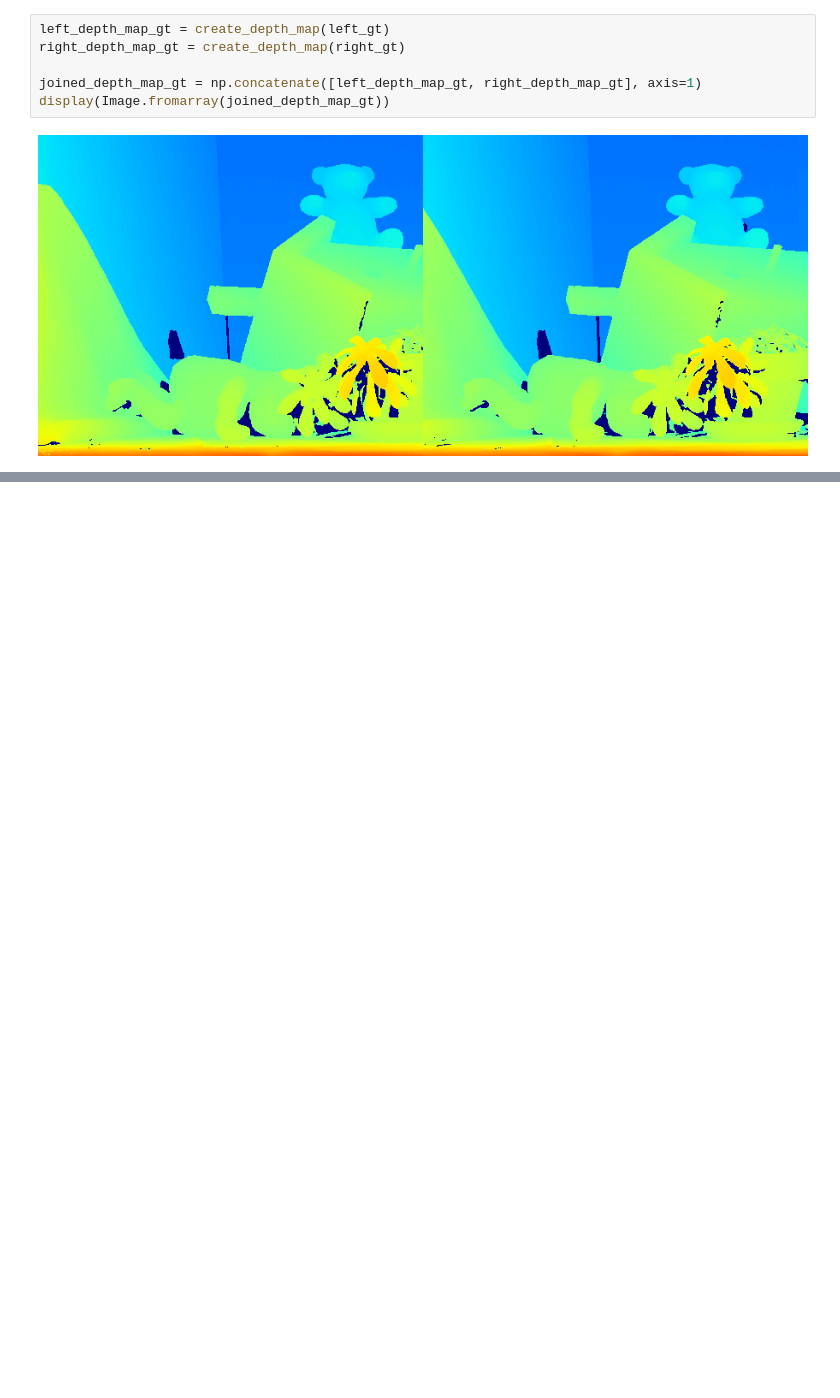
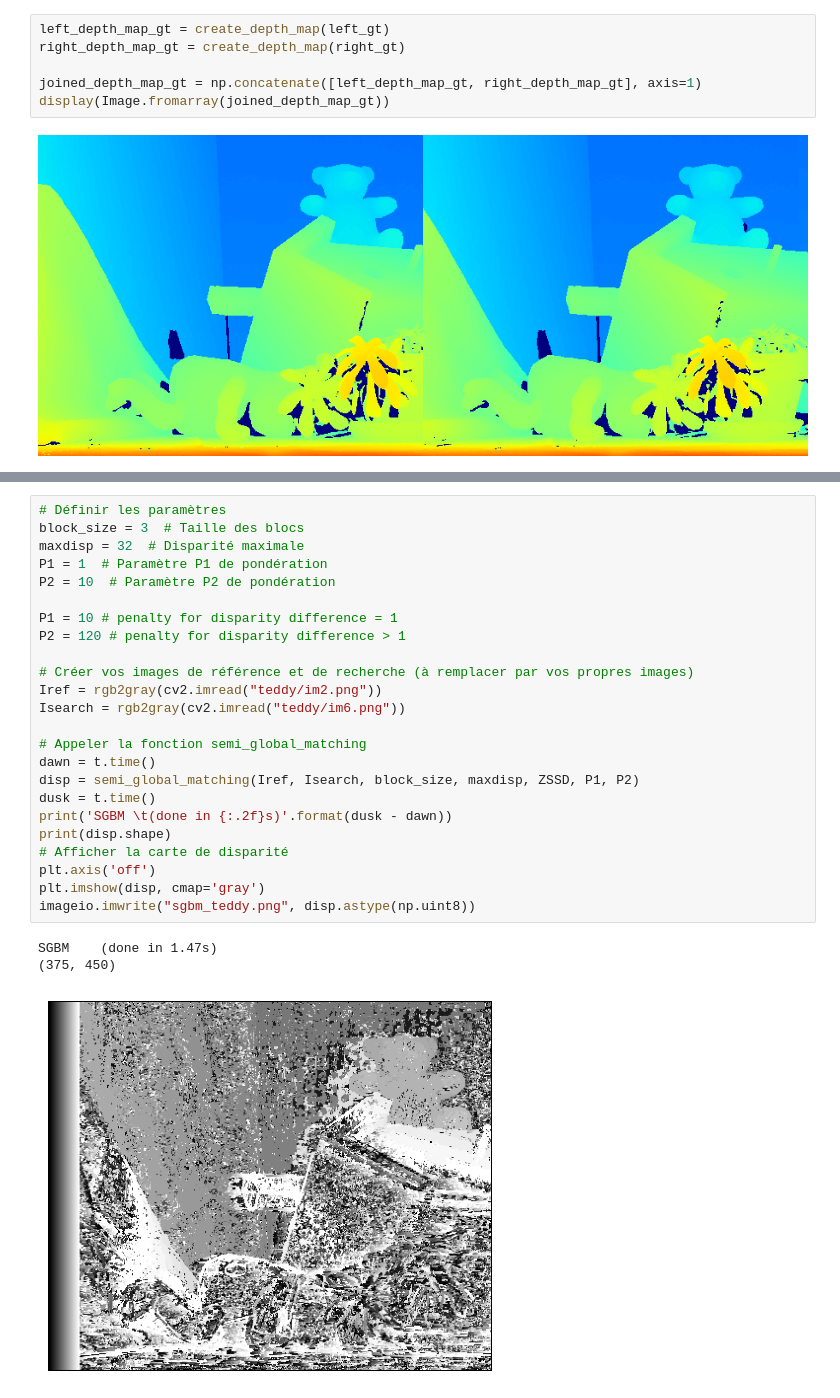
Before and after one commit to RomainFrog/StereoMatching, a Jupyter notebook: SGBM.ipynb, the cells around one changed output, grey strips where cells are left out. Saved outputs shown, nothing was run; the diff lists cells and outputs as text; blank space fills up the shorter version.

```diff
--- a/SGBM.ipynb
+++ b/SGBM.ipynb
@@ -437,0 +599,28 @@ display(Image.fromarray(joined_depth_map_gt))
+# %%
+# Définir les paramètres
+block_size = 3  # Taille des blocs
+maxdisp = 32  # Disparité maximale
+P1 = 1  # Paramètre P1 de pondération
+P2 = 10  # Paramètre P2 de pondération
+
+P1 = 10 # penalty for disparity difference = 1
+P2 = 120 # penalty for disparity difference > 1
+
+# Créer vos images de référence et de recherche (à remplacer par vos propres images)
+Iref = rgb2gray(cv2.imread("teddy/im2.png"))
+Isearch = rgb2gray(cv2.imread("teddy/im6.png"))
+
+# Appeler la fonction semi_global_matching
+dawn = t.time()
+disp = semi_global_matching(Iref, Isearch, block_size, maxdisp, ZSSD, P1, P2)
+dusk = t.time()
+print('SGBM \t(done in {:.2f}s)'.format(dusk - dawn))
+print(disp.shape)
+# Afficher la carte de disparité
+plt.axis('off')
+plt.imshow(disp, cmap='gray')
+imageio.imwrite("sgbm_teddy.png", disp.astype(np.uint8))
+# %% [output]
+SGBM    (done in 1.47s)
+(375, 450)
+[figure, added]
```
Also changed, not shown: parts of 9 cells of this notebook.
